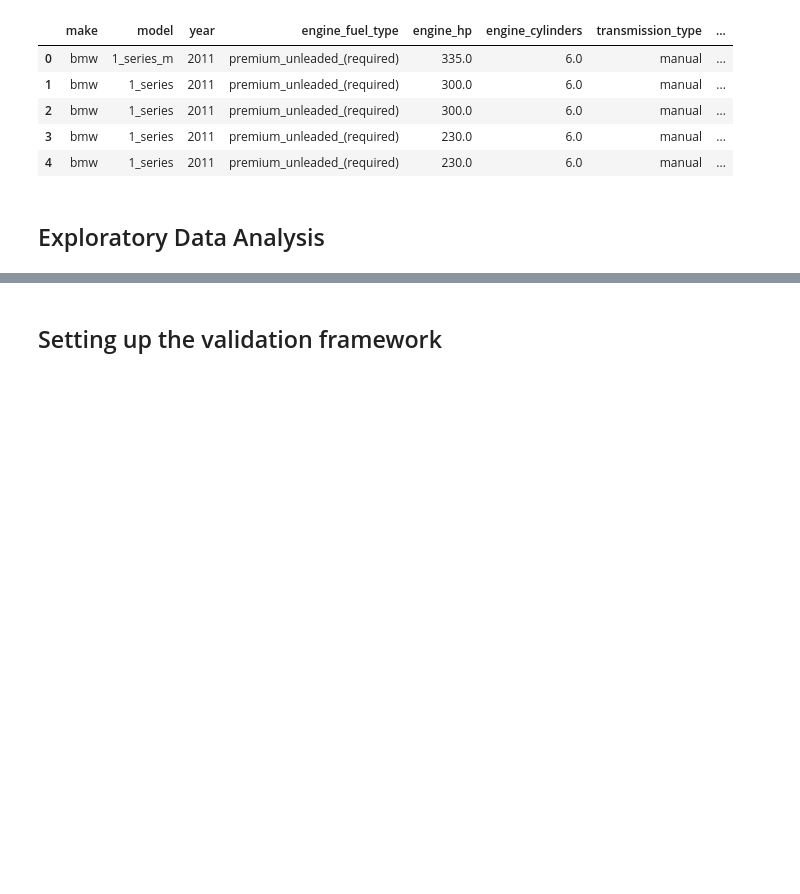
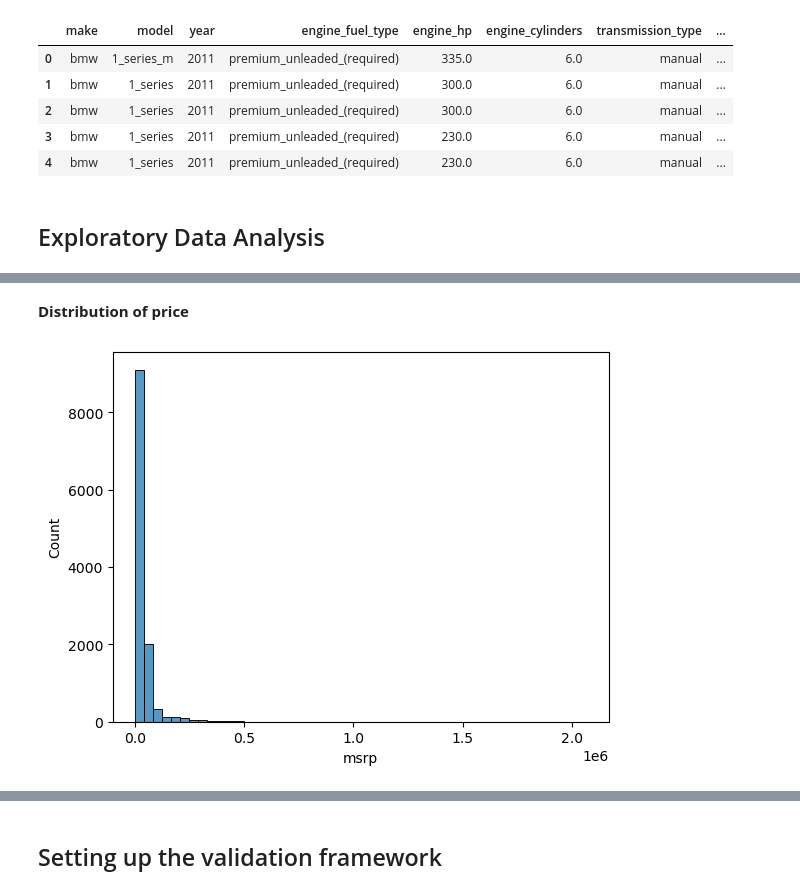
Before and after one commit to filipebodas/ml_zoomcamp_2024, a Jupyter notebook: code/02_regression/car_price.ipynb, the cells around one changed output, grey strips where cells are left out. Drawn from its saved outputs; the diff is of its cells as text; code cells hidden in the pictures; blank space fills up the shorter version.

```diff
--- a/code/02_regression/car_price.ipynb
+++ b/code/02_regression/car_price.ipynb
@@ -67,0 +92,2 @@ df.head()
+# %% [markdown]
+**Distribution of price**
@@ -67,0 +99,5 @@ df.head()
+# %%
+sns.histplot(df['msrp'], bins = 50)
+plt.show()
+# %% [output]
+[figure, added]
```
Also changed, not shown: parts of 12 cells of this notebook.
